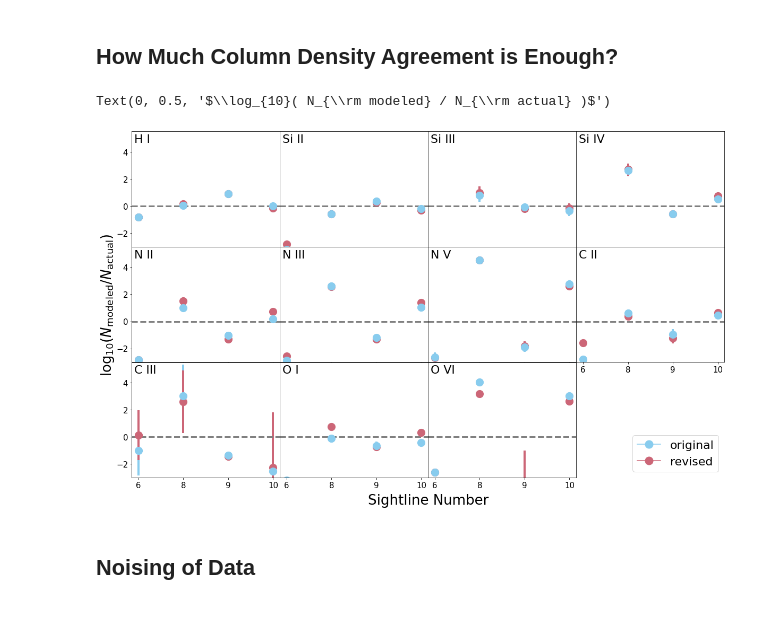
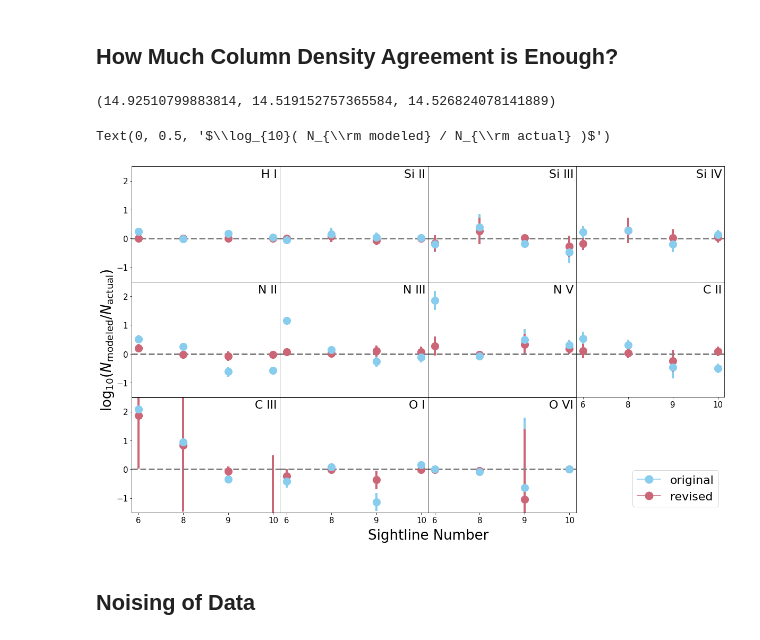
Before and after one commit to chummels/cgm_modeling_challenge, a Jupyter notebook: sample0_comparison.ipynb, the cells around one changed output. Saved outputs shown, nothing was run; the diff lists cells and outputs as text; code cells hidden in the pictures.

```diff
--- a/sample0_comparison.ipynb
+++ b/sample0_comparison.ipynb
@@ -572,6 +572,10 @@ for key in [ 'metallicity', 'H_density', 'temperature', 'length' ]:
 [figure]
 # %% [markdown]
 ## How Much Column Density Agreement is Enough?
+# %%
+modeled['SiIV'][6], revised['SiIV'][6], np.log10( actual['Si IV'][5] )
+# %% [output]
+(14.92510799883814, 14.519152757365584, 14.526824078141889)
 # %%
 inds = np.array([ 5, 7, 8, 9 ])
 # %%
@@ -594,7 +598,7 @@ for k, ion in enumerate( ions ):
 
     ax_ij.scatter(
         np.arange( inds.size ),
-        modeled[ion.replace( ' ', '' )][inds] - provided[ion]['logN'][inds],
+        modeled[ion.replace( ' ', '' )][inds+1] - provided[ion]['logN'][inds],
         color = colormap[0],
         s = 200,
         label = 'original',
@@ -602,7 +606,7 @@ for k, ion in enumerate( ions ):
 
     ax_ij.errorbar(
         np.arange( inds.size ),
-        modeled[ion.replace( ' ', '' )][inds] - provided[ion]['logN'][inds],
+        modeled[ion.replace( ' ', '' )][inds+1] - provided[ion]['logN'][inds],
         yerr = provided[ion]['elogN'][inds],
 #         yerr = modeled['e' + ion.replace( ' ', '' )][inds],
         linestyle = 'none',
@@ -613,7 +617,7 @@ for k, ion in enumerate( ions ):
 
     ax_ij.scatter(
         np.arange( inds.size ),
-        revised[ion.replace( ' ', '' )][inds] - provided[ion]['logN'][inds],
+        revised[ion.replace( ' ', '' )][inds+1] - provided[ion]['logN'][inds],
         s = 200,
         color = colormap[1],
         zorder = -5,
@@ -621,7 +625,7 @@ for k, ion in enumerate( ions ):
     )
     ax_ij.errorbar(
         np.arange( inds.size ),
-        revised[ion.replace( ' ', '' )][inds] - provided[ion]['logN'][inds],
+        revised[ion.replace( ' ', '' )][inds+1] - provided[ion]['logN'][inds],
         yerr = provided[ion]['elogN'][inds],
 #         yerr = revised['e' + ion.replace( ' ', '' )][inds],
         linestyle = 'none',
@@ -646,16 +650,16 @@ for k, ion in enumerate( ions ):
 
     ax_ij.annotate(
         s = ion,
-        xy = (0, 1),
+        xy = (1, 1),
         xycoords = 'axes fraction',
-        xytext = ( 5, -5 ),
+        xytext = ( -5, -5 ),
         textcoords = 'offset points',
         va = 'top',
-        ha = 'left',
+        ha = 'right',
         fontsize = 22,
     )
 
-    ax_ij.set_ylim( -3, 5.5 )
+    ax_ij.set_ylim( -1.5, 2.5 )
 
     # Adjust ticks
     plt.xticks( np.arange( inds.size ), inds + 1 )
@@ -666,34 +670,34 @@ for k, ion in enumerate( ions ):
     # Move to next axis in line
     if i > n_rows - 1:
         j += 1
         i = 0
     else:
         i += 1
 
 
 handles = [
     matplotlib.lines.Line2D([0], [0], marker='o', color=colormap[0], label='original', markersize=15),
     matplotlib.lines.Line2D([0], [0], marker='o', color=colormap[1], label='revised', markersize=15),
 ]
 
 ax.legend(
     handles = handles,
     loc = 'lower right',
     prop = { 'size': 22 },
 )
 
 # Removing spines and tick marks
 ax.spines['right'].set_visible(False)
 ax.spines['top'].set_visible(False)
 ax.spines['bottom'].set_visible(False)
 ax.spines['left'].set_visible(False)
 ax.tick_params( bottom=False, left=False, labelleft=False, labelbottom=False )
 
 ax.set_xlabel( 'Sightline Number', fontsize=26, labelpad=30 )
 ax.set_ylabel( r'$\log_{10}( N_{\rm modeled} / N_{\rm actual} )$', fontsize=26, labelpad=30 )
 # %% [output]
 Text(0, 0.5, '$\\log_{10}( N_{\\rm modeled} / N_{\\rm actual} )$')
-[figure, old version]
+[figure, new version]
 # %% [markdown]
 ## Noising of Data
 # %%
```
Also changed, not shown: 8 other files.
